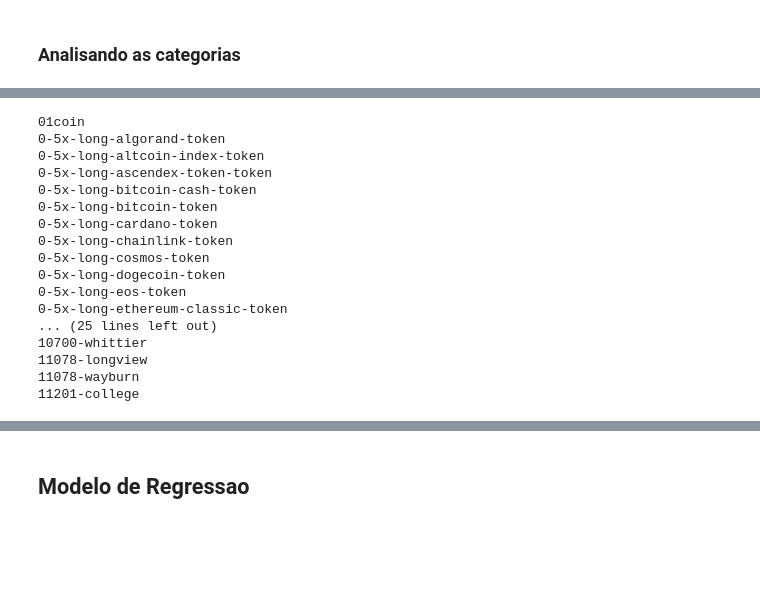
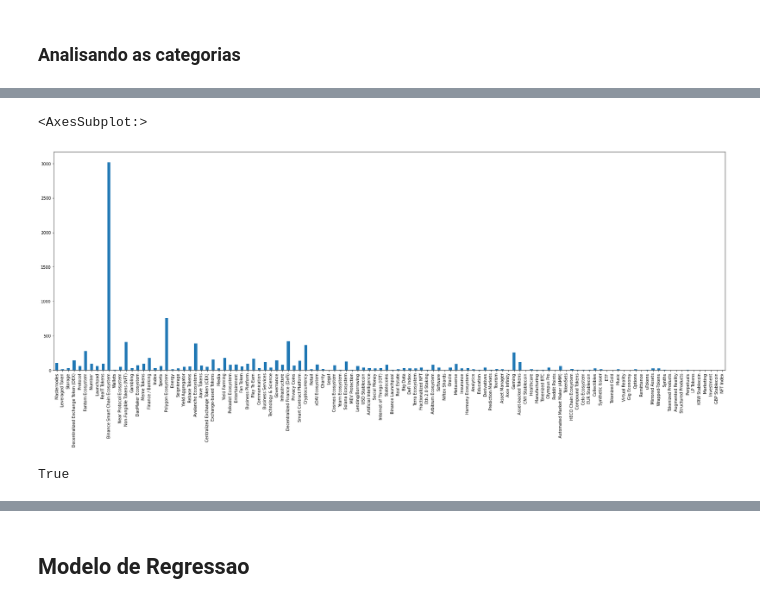
Before and after one commit to dmdp943/Web3-Project, a Jupyter notebook: notebooks/ModeloInicial-Leo.ipynb, the cells around one changed output, grey strips where cells are left out. Saved outputs shown, nothing was run; the diff lists cells and outputs as text; code cells hidden in the pictures; blank space fills up the shorter version.

```diff
--- a/notebooks/ModeloInicial-Leo.ipynb
+++ b/notebooks/ModeloInicial-Leo.ipynb
@@ -46,4 +34,21 @@ memory usage: 1.8+ MB
 # %% [markdown]
 ### Analisando as categorias
 # %%
-catHandler = pd.DataFrame(df['categories'].to_list(), index=df['id'])
+df['categories'] = [
+    x.tolist() if len(x.tolist()) != 0 else [None] for x in df['categories']
+]
+catHandler = pd.DataFrame(df['categories'].to_list(),
+                          index=df['id']).values.ravel('K')
+
+uniCats = pd.unique(catHandler)
+uniCats = [x for x in uniCats if (x != None)]
+
+df_cat_dummies = pd.DataFrame(index=df.id, columns=uniCats)
+
+for coin, categories in df[['id', 'categories']].to_numpy():
+
+    for categorie in categories:
+
+        df_cat_dummies.loc[coin, categorie] = 1
+
+df_cat_dummies.drop([None], axis=1, inplace=True)
@@ -87,2 +54,0 @@ len(cols), len(set(cols))
-# %%
-df_cat_dummies = pd.DataFrame(index=catHandler.index, columns=uniCats)
@@ -108,23 +55,12 @@ def findif(moeda, categoria, df = catHandler):
-# %%
-for index in df_cat_dummies.index:
-    for col in df_cat_dummies.columns:
-        df_cat_dummies[col].loc[index] = findif(index, col)
-    print(index)
-# %% [output]
-01coin
-0-5x-long-algorand-token
-0-5x-long-altcoin-index-token
-0-5x-long-ascendex-token-token
-0-5x-long-bitcoin-cash-token
-0-5x-long-bitcoin-token
-0-5x-long-cardano-token
-0-5x-long-chainlink-token
-0-5x-long-cosmos-token
-0-5x-long-dogecoin-token
-0-5x-long-eos-token
-0-5x-long-ethereum-classic-token
-... (25 lines left out)
-10700-whittier
-11078-longview
-11078-wayburn
-11201-college
+# %%
+import matplotlib.pyplot as plt
+
+plt.figure(figsize=(30, 10))
+df_cat_dummies.sum().plot(kind='bar')
+# %% [output]
+<AxesSubplot:>
+[figure, added]
+# %%
+df_cat_dummies.columns[5].split()[-1] == "Ecosystem"
+# %% [output]
+True
```
Also changed, not shown: parts of 13 cells of this notebook.
